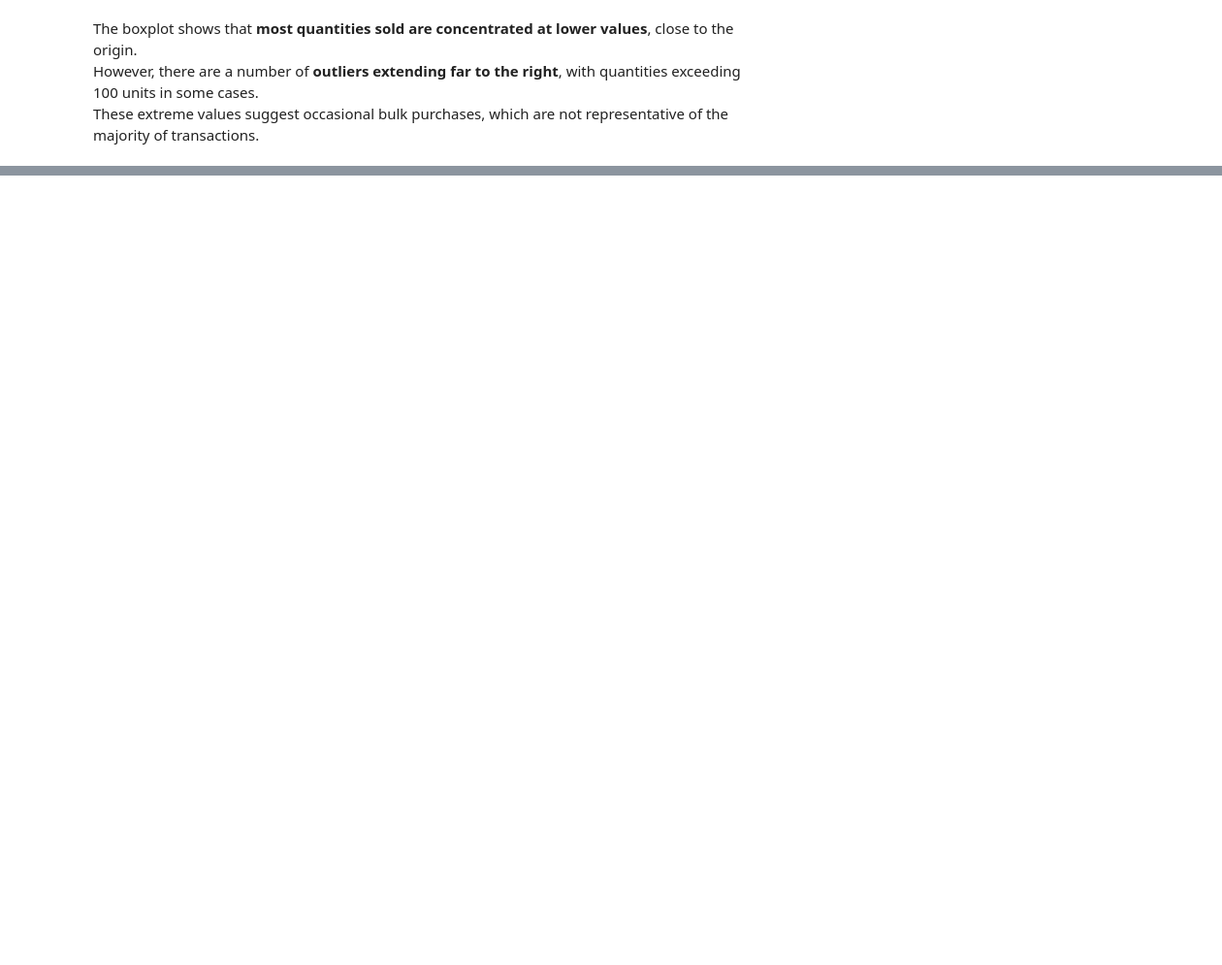
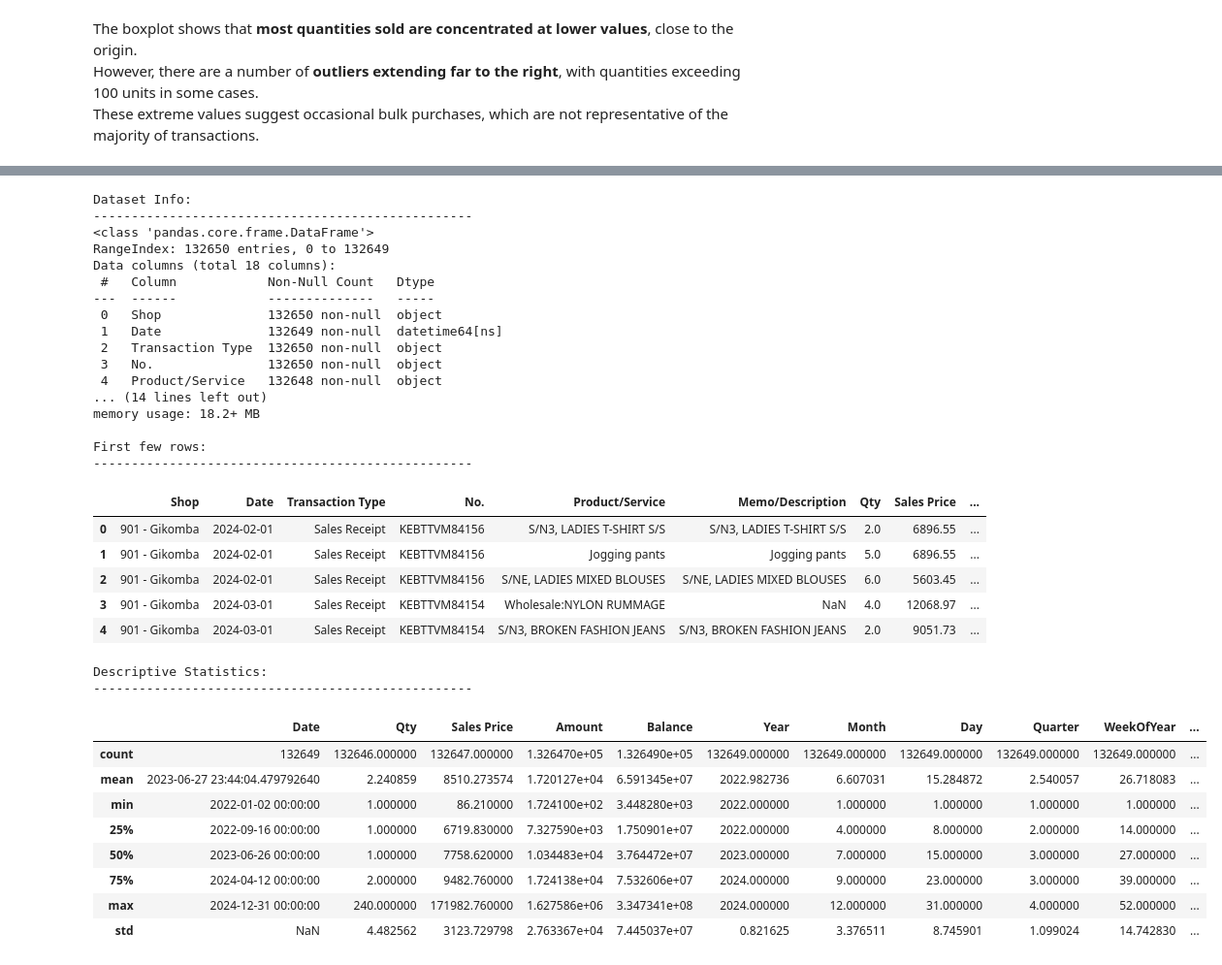
Before and after one commit to Kate-Maina/Group-2-Capstone-Project, a Jupyter notebook: index.ipynb, the cells around one changed output, grey strips where cells are left out. Shown: that part at 97% size. Saved outputs shown, nothing was run; the diff lists cells and outputs as text; code cells hidden in the pictures; blank space fills up the shorter version.

```diff
--- a/index.ipynb
+++ b/index.ipynb
@@ -912,3 +948,20 @@ plt.show()
 The boxplot shows that **most quantities sold are concentrated at lower values**, close to the origin.
 However, there are a number of **outliers extending far to the right**, with quantities exceeding 100 units in some cases.
 These extreme values suggest occasional bulk purchases, which are not representative of the majority of transactions.
+# %%
+# Import required libraries
+import numpy as np
+import pandas as pd
+import matplotlib.pyplot as plt
+from sklearn.metrics import mean_squared_error, mean_absolute_error, r2_score
+from sklearn.model_selection import train_test_split
+import warnings
+warnings.filterwarnings('ignore')
+
+# Configure matplotlib settings
+plt.rcParams['figure.figsize'] = [10, 6]
+plt.rcParams['figure.dpi'] = 100
+plt.rcParams['axes.grid'] = True
+
+# Display all columns in pandas dataframes
+pd.set_option('display.max_columns', None)
@@ -914,0 +972,54 @@ These extreme values suggest occasional bulk purchases, which are not representa
+# %%
+# Load the data
+df = pd.read_csv('data/Thrift_Company_Sales_Clean.csv')
+
+# Convert date column to datetime
+df['Date'] = pd.to_datetime(df['Date'])
+
+# Display basic information about the dataset
+print("Dataset Info:")
+print("-" * 50)
+df.info()
+
+print("\nFirst few rows:")
+print("-" * 50)
+display(df.head())
+
+print("\nDescriptive Statistics:")
+print("-" * 50)
+display(df.describe())
+# %% [output]
+Dataset Info:
+--------------------------------------------------
+<class 'pandas.core.frame.DataFrame'>
+RangeIndex: 132650 entries, 0 to 132649
+Data columns (total 18 columns):
+ #   Column            Non-Null Count   Dtype
+---  ------            --------------   -----
+ 0   Shop              132650 non-null  object
+ 1   Date              132649 non-null  datetime64[ns]
+ 2   Transaction Type  132650 non-null  object
+ 3   No.               132650 non-null  object
+ 4   Product/Service   132648 non-null  object
+... (14 lines left out)
+memory usage: 18.2+ MB
+
+First few rows:
+--------------------------------------------------
+|  | Shop | Date | Transaction Type | No. | Product/Service | Memo/Description | Qty | Sales Price | ... |
+| 0 | 901 - Gikomba | 2024-02-01 | Sales Receipt | KEBTTVM84156 | S/N3, LADIES T-SHIRT S/S | S/N3, LADIES T-SHIRT S/S | 2.0 | 6896.55 | ... |
+| 1 | 901 - Gikomba | 2024-02-01 | Sales Receipt | KEBTTVM84156 | Jogging pants | Jogging pants | 5.0 | 6896.55 | ... |
+| 2 | 901 - Gikomba | 2024-02-01 | Sales Receipt | KEBTTVM84156 | S/NE, LADIES MIXED BLOUSES | S/NE, LADIES MIXED BLOUSES | 6.0 | 5603.45 | ... |
+| 3 | 901 - Gikomba | 2024-03-01 | Sales Receipt | KEBTTVM84154 | Wholesale:NYLON RUMMAGE | NaN | 4.0 | 12068.97 | ... |
+| 4 | 901 - Gikomba | 2024-03-01 | Sales Receipt | KEBTTVM84154 | S/N3, BROKEN FASHION JEANS | S/N3, BROKEN FASHION JEANS | 2.0 | 9051.73 | ... |
+Descriptive Statistics:
+--------------------------------------------------
+|  | Date | Qty | Sales Price | Amount | Balance | Year | Month | Day | Quarter | WeekOfYear | ... |
+| count | 132649 | 132646.000000 | 132647.000000 | 1.326470e+05 | 1.326490e+05 | 132649.000000 | 132649.000000 | 132649.000000 | 132649.000000 | 132649.000000 | ... |
+| mean | 2023-06-27 23:44:04.479792640 | 2.240859 | 8510.273574 | 1.720127e+04 | 6.591345e+07 | 2022.982736 | 6.607031 | 15.284872 | 2.540057 | 26.718083 | ... |
+| min | 2022-01-02 00:00:00 | 1.000000 | 86.210000 | 1.724100e+02 | 3.448280e+03 | 2022.000000 | 1.000000 | 1.000000 | 1.000000 | 1.000000 | ... |
+| 25% | 2022-09-16 00:00:00 | 1.000000 | 6719.830000 | 7.327590e+03 | 1.750901e+07 | 2022.000000 | 4.000000 | 8.000000 | 2.000000 | 14.000000 | ... |
+| 50% | 2023-06-26 00:00:00 | 1.000000 | 7758.620000 | 1.034483e+04 | 3.764472e+07 | 2023.000000 | 7.000000 | 15.000000 | 3.000000 | 27.000000 | ... |
+| 75% | 2024-04-12 00:00:00 | 2.000000 | 9482.760000 | 1.724138e+04 | 7.532606e+07 | 2024.000000 | 9.000000 | 23.000000 | 3.000000 | 39.000000 | ... |
+| max | 2024-12-31 00:00:00 | 240.000000 | 171982.760000 | 1.627586e+06 | 3.347341e+08 | 2024.000000 | 12.000000 | 31.000000 | 4.000000 | 52.000000 | ... |
+| std | NaN | 4.482562 | 3123.729798 | 2.763367e+04 | 7.445037e+07 | 0.821625 | 3.376511 | 8.745901 | 1.099024 | 14.742830 | ... |
```
Also changed, not shown: parts of 31 cells of this notebook.
